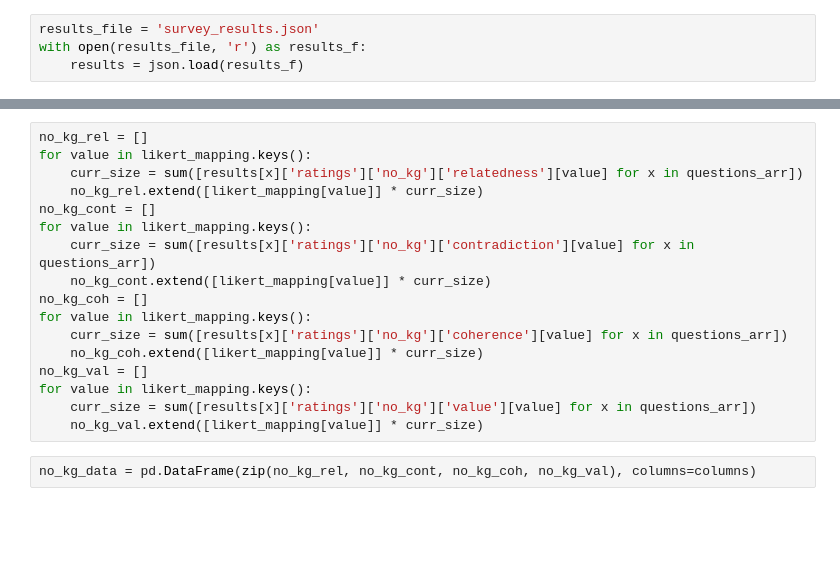
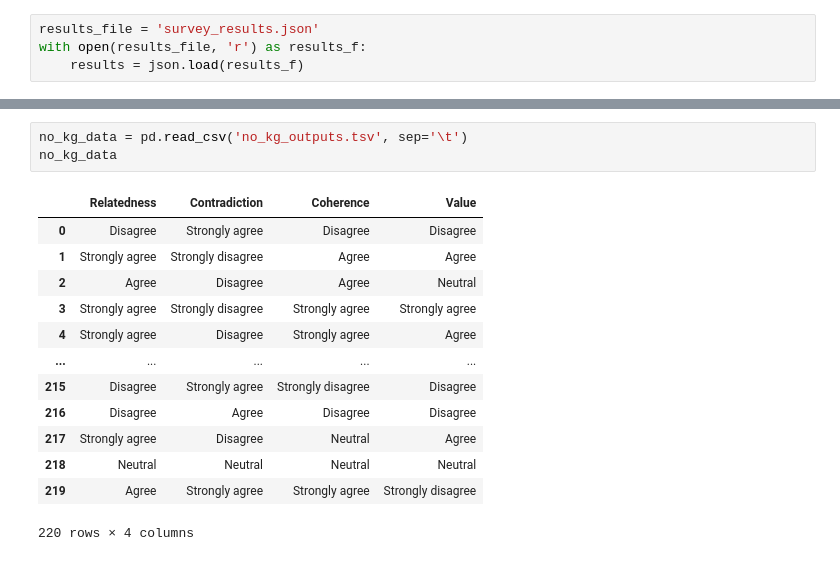
Before and after one commit to zedd-08/thesis-implementations, a Jupyter notebook: evaluation/eval-likert-graphs.ipynb, the cells around one changed output, grey strips where cells are left out. Cells and saved outputs as stored; diff of their text form; blank space fills up the shorter version.

```diff
--- a/evaluation/eval-likert-graphs.ipynb
+++ b/evaluation/eval-likert-graphs.ipynb
@@ -56,19 +106,17 @@ plot_likert.plot_likert(kg_data, plot_likert.scales.agree,
-# %%
-no_kg_rel = []
-for value in likert_mapping.keys():
-	curr_size = sum([results[x]['ratings']['no_kg']['relatedness'][value] for x in questions_arr])
-	no_kg_rel.extend([likert_mapping[value]] * curr_size)
-no_kg_cont = []
-for value in likert_mapping.keys():
-	curr_size = sum([results[x]['ratings']['no_kg']['contradiction'][value] for x in questions_arr])
-	no_kg_cont.extend([likert_mapping[value]] * curr_size)
-no_kg_coh = []
-for value in likert_mapping.keys():
-	curr_size = sum([results[x]['ratings']['no_kg']['coherence'][value] for x in questions_arr])
-	no_kg_coh.extend([likert_mapping[value]] * curr_size)
-no_kg_val = []
-for value in likert_mapping.keys():
-	curr_size = sum([results[x]['ratings']['no_kg']['value'][value] for x in questions_arr])
-	no_kg_val.extend([likert_mapping[value]] * curr_size)
-# %%
-no_kg_data = pd.DataFrame(zip(no_kg_rel, no_kg_cont, no_kg_coh, no_kg_val), columns=columns)
+# %%
+no_kg_data = pd.read_csv('no_kg_outputs.tsv', sep='\t')
+no_kg_data
+# %% [output]
+|  | Relatedness | Contradiction | Coherence | Value |
+| 0 | Disagree | Strongly agree | Disagree | Disagree |
+| 1 | Strongly agree | Strongly disagree | Agree | Agree |
+| 2 | Agree | Disagree | Agree | Neutral |
+| 3 | Strongly agree | Strongly disagree | Strongly agree | Strongly agree |
+| 4 | Strongly agree | Disagree | Strongly agree | Agree |
+| ... | ... | ... | ... | ... |
+| 215 | Disagree | Strongly agree | Strongly disagree | Disagree |
+| 216 | Disagree | Agree | Disagree | Disagree |
+| 217 | Strongly agree | Disagree | Neutral | Agree |
+| 218 | Neutral | Neutral | Neutral | Neutral |
+| 219 | Agree | Strongly agree | Strongly agree | Strongly disagree |
+220 rows × 4 columns
```
Also changed, not shown: parts of 13 cells of this notebook, 2 other files.
